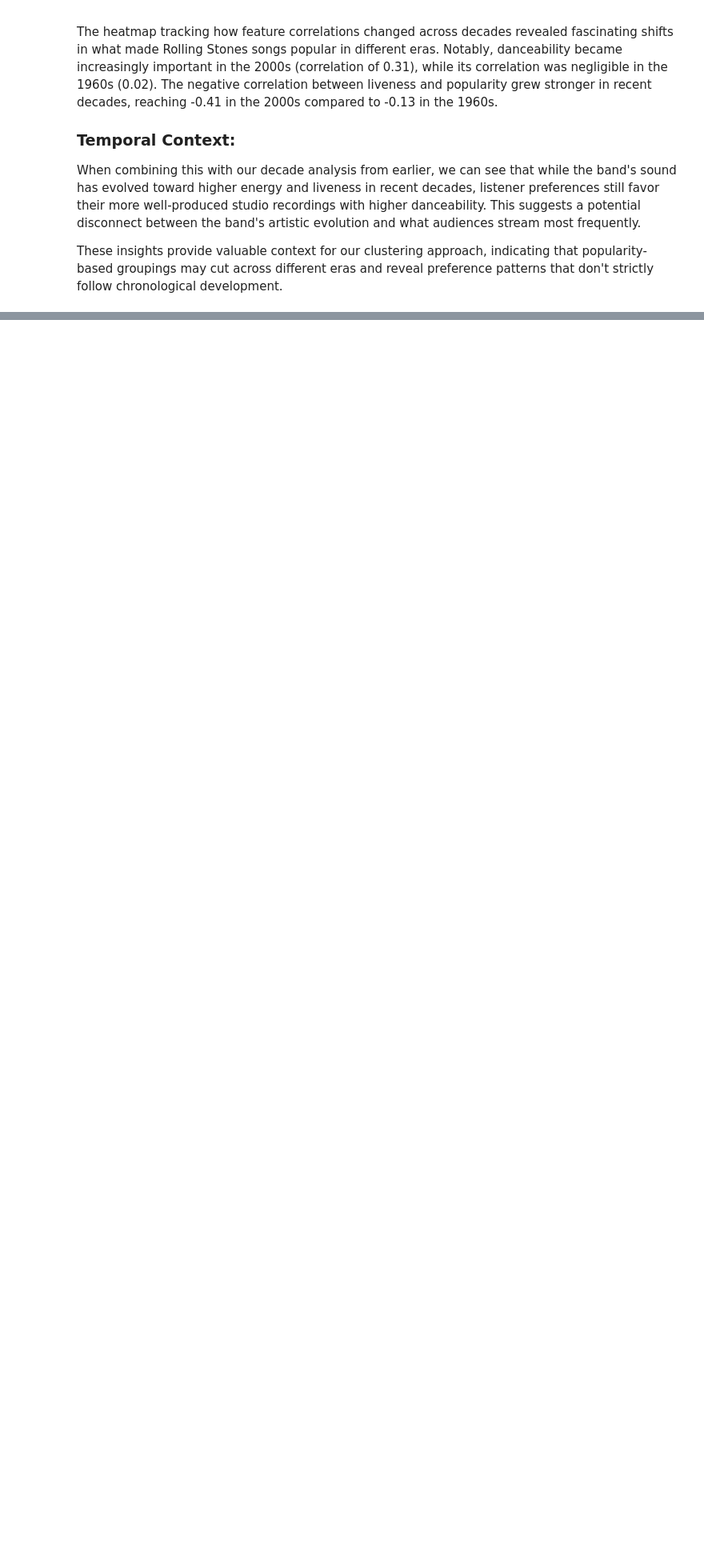
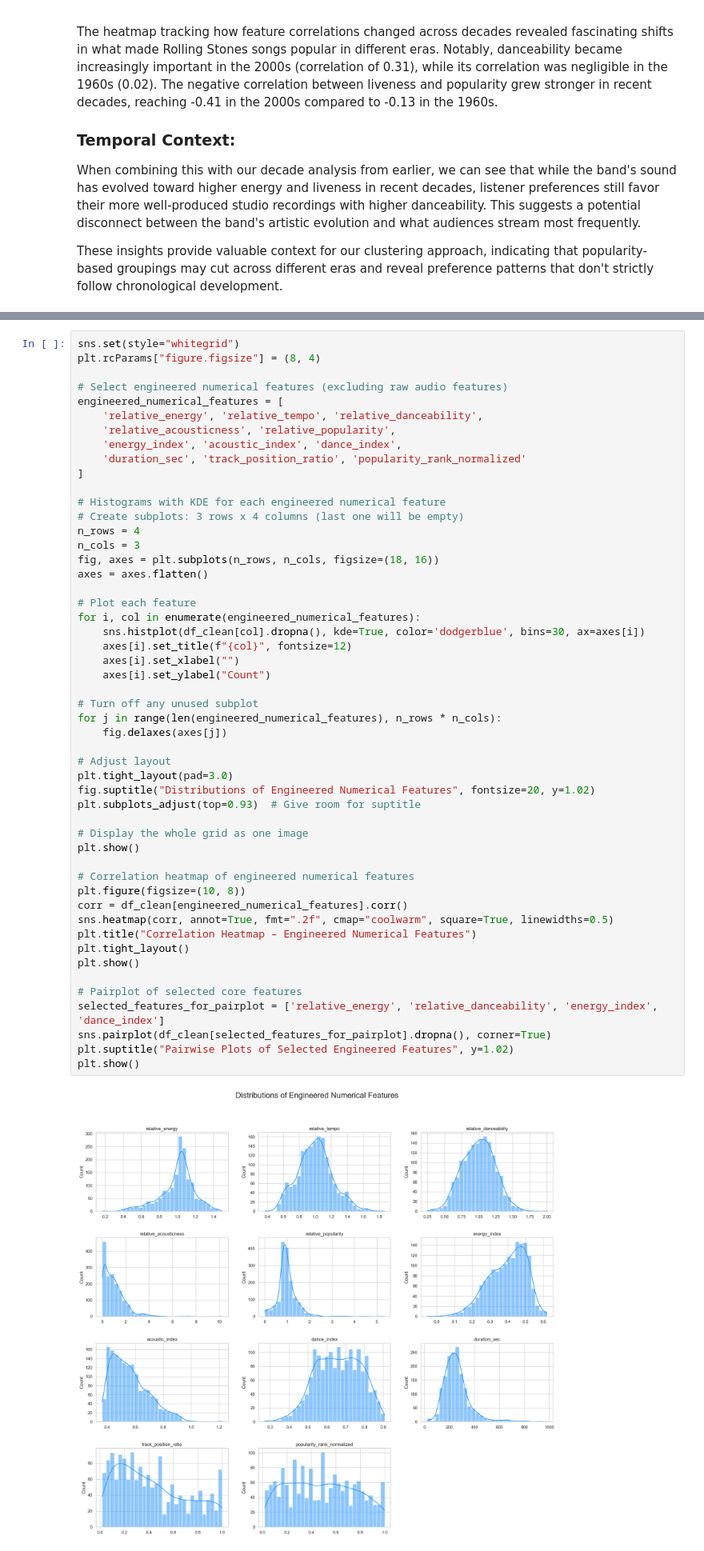
Before and after one commit to rakeshbhatia/creating-cohorts-of-songs, a Jupyter notebook: notebooks/creating_cohorts_of_songs.ipynb, the cells around one changed output, grey strips where cells are left out. Shown at 80% size. Drawn from its saved outputs; the diff is of its cells as text; blank space fills up the shorter version.

```diff
--- a/notebooks/creating_cohorts_of_songs.ipynb
+++ b/notebooks/creating_cohorts_of_songs.ipynb
@@ -1265,0 +805,53 @@ Additional features created:
+# %%
+sns.set(style="whitegrid")
+plt.rcParams["figure.figsize"] = (8, 4)
+
+# Select engineered numerical features (excluding raw audio features)
+engineered_numerical_features = [
+    'relative_energy', 'relative_tempo', 'relative_danceability',
+    'relative_acousticness', 'relative_popularity',
+    'energy_index', 'acoustic_index', 'dance_index',
+    'duration_sec', 'track_position_ratio', 'popularity_rank_normalized'
+]
+
+# Histograms with KDE for each engineered numerical feature
+# Create subplots: 3 rows x 4 columns (last one will be empty)
+n_rows = 4
+n_cols = 3
+fig, axes = plt.subplots(n_rows, n_cols, figsize=(18, 16))
+axes = axes.flatten()
+
+# Plot each feature
+for i, col in enumerate(engineered_numerical_features):
+    sns.histplot(df_clean[col].dropna(), kde=True, color='dodgerblue', bins=30, ax=axes[i])
+    axes[i].set_title(f"{col}", fontsize=12)
+    axes[i].set_xlabel("")
+    axes[i].set_ylabel("Count")
+
+# Turn off any unused subplot
+for j in range(len(engineered_numerical_features), n_rows * n_cols):
+    fig.delaxes(axes[j])
+
+# Adjust layout
+plt.tight_layout(pad=3.0)
+fig.suptitle("Distributions of Engineered Numerical Features", fontsize=20, y=1.02)
+plt.subplots_adjust(top=0.93)  # Give room for suptitle
+
+# Display the whole grid as one image
+plt.show()
+
+# Correlation heatmap of engineered numerical features
+plt.figure(figsize=(10, 8))
+corr = df_clean[engineered_numerical_features].corr()
+sns.heatmap(corr, annot=True, fmt=".2f", cmap="coolwarm", square=True, linewidths=0.5)
+plt.title("Correlation Heatmap – Engineered Numerical Features")
+plt.tight_layout()
+plt.show()
+
+# Pairplot of selected core features
+selected_features_for_pairplot = ['relative_energy', 'relative_danceability', 'energy_index', 'dance_index']
+sns.pairplot(df_clean[selected_features_for_pairplot].dropna(), corner=True)
+plt.suptitle("Pairwise Plots of Selected Engineered Features", y=1.02)
+plt.show()
+# %% [output]
+[figure, added]
```
Also changed, not shown: parts of 25 cells of this notebook.
